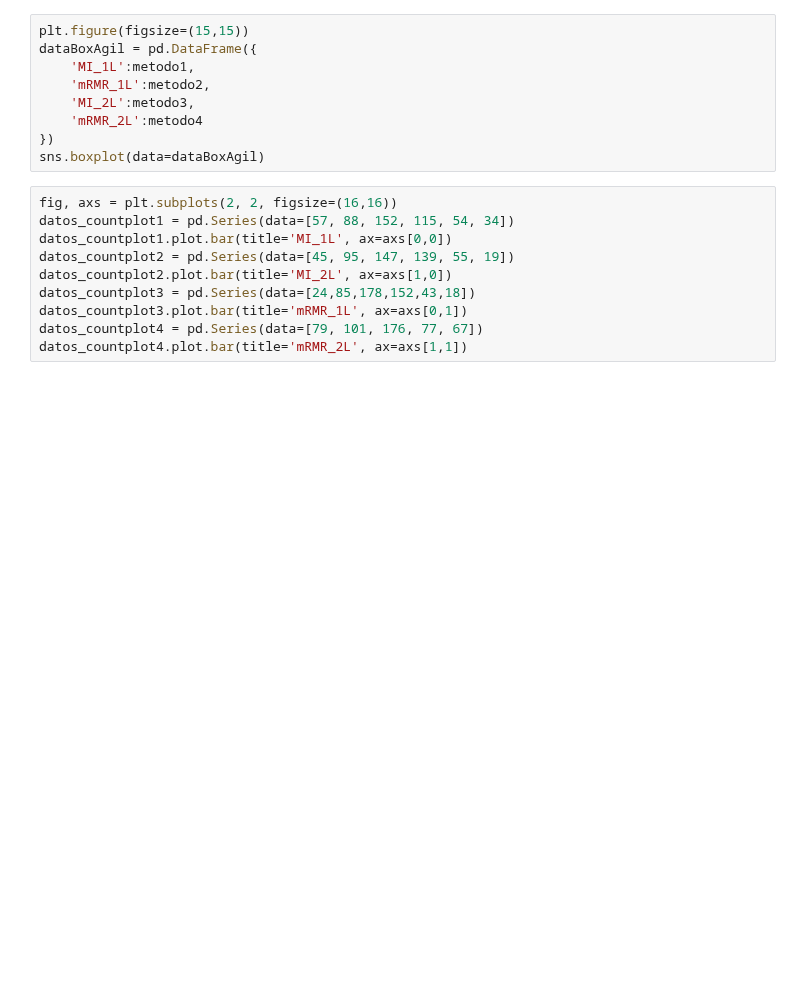
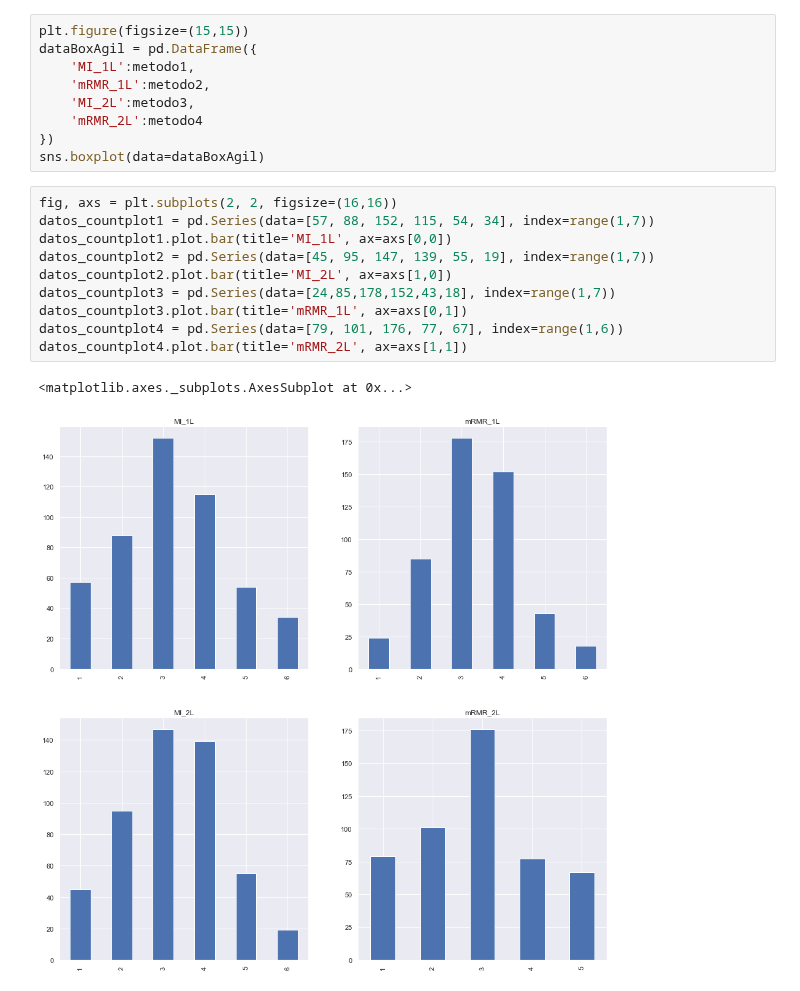
Before and after one commit to ivanajenjo/TFG, a Jupyter notebook: src/import_agile.ipynb, the cells around one changed output. Saved outputs shown, nothing was run; the diff lists cells and outputs as text; blank space fills up the shorter version.

```diff
--- a/src/import_agile.ipynb
+++ b/src/import_agile.ipynb
@@ -84,11 +86,14 @@ dataBoxAgil = pd.DataFrame({
 sns.boxplot(data=dataBoxAgil)
 # %%
 fig, axs = plt.subplots(2, 2, figsize=(16,16))
-datos_countplot1 = pd.Series(data=[57, 88, 152, 115, 54, 34])
+datos_countplot1 = pd.Series(data=[57, 88, 152, 115, 54, 34], index=range(1,7))
 datos_countplot1.plot.bar(title='MI_1L', ax=axs[0,0])
-datos_countplot2 = pd.Series(data=[45, 95, 147, 139, 55, 19])
+datos_countplot2 = pd.Series(data=[45, 95, 147, 139, 55, 19], index=range(1,7))
 datos_countplot2.plot.bar(title='MI_2L', ax=axs[1,0])
-datos_countplot3 = pd.Series(data=[24,85,178,152,43,18])
+datos_countplot3 = pd.Series(data=[24,85,178,152,43,18], index=range(1,7))
 datos_countplot3.plot.bar(title='mRMR_1L', ax=axs[0,1])
-datos_countplot4 = pd.Series(data=[79, 101, 176, 77, 67])
+datos_countplot4 = pd.Series(data=[79, 101, 176, 77, 67], index=range(1,6))
 datos_countplot4.plot.bar(title='mRMR_2L', ax=axs[1,1])
+# %% [output]
+<matplotlib.axes._subplots.AxesSubplot at 0x...>
+[figure, added]
```
Also changed, not shown: parts of 1 cell of this notebook.
